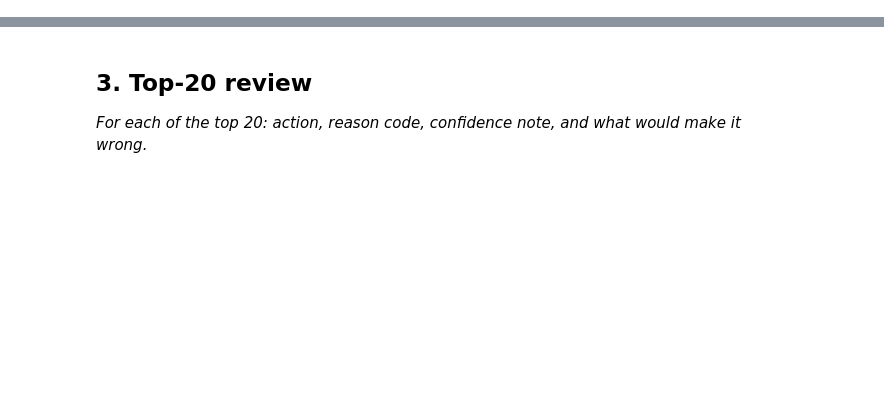
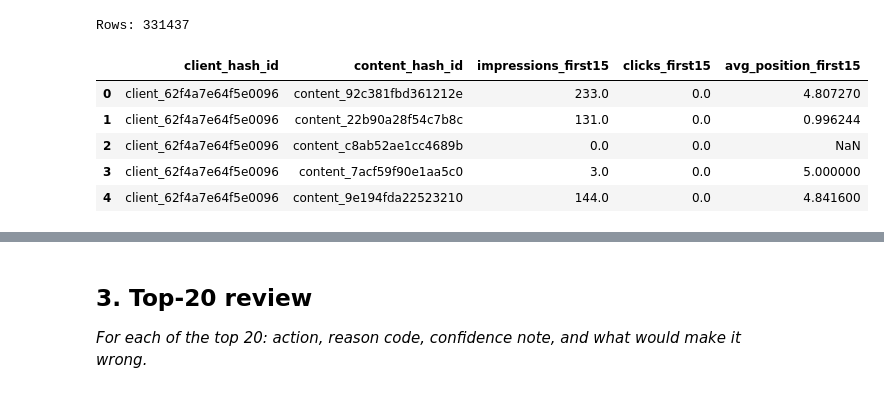
Before and after one commit to eminamandzukic/FlyRank_starter, a Jupyter notebook: work/notebooks/w04_baseline_score.ipynb, the cells around one changed output, grey strips where cells are left out. Saved outputs shown, nothing was run; the diff lists cells and outputs as text; code cells hidden in the pictures; blank space fills up the shorter version.

```diff
--- a/work/notebooks/w04_baseline_score.ipynb
+++ b/work/notebooks/w04_baseline_score.ipynb
@@ -22,0 +33,52 @@ This skeleton is yours to fill. Work the sections **in order** — each one has
+# %%
+import getpass
+import duckdb
+from huggingface_hub import hf_hub_download
+
+HF_TOKEN = getpass.getpass("Paste your Hugging Face READ token: ").strip()
+
+march_path = hf_hub_download(
+    repo_id="FlyRank/internship-warehouse",
+    repo_type="dataset",
+    filename="fact_content_daily_performance/month=2026-03/data_0.parquet",
+    token=HF_TOKEN
+)
+
+con = duckdb.connect()
+
+model_frame = con.sql(f"""
+    SELECT
+        client_hash_id,
+        content_hash_id,
+
+        SUM(
+            CASE WHEN report_date <= DATE '2026-03-15'
+                 THEN gsc_impressions ELSE 0 END
+        ) AS impressions_first15,
+
+        SUM(
+            CASE WHEN report_date <= DATE '2026-03-15'
+                 THEN gsc_clicks ELSE 0 END
+        ) AS clicks_first15,
+
+        AVG(
+            CASE WHEN report_date <= DATE '2026-03-15'
+                 THEN gsc_avg_position END
+        ) AS avg_position_first15
+
+    FROM read_parquet('{march_path}')
+    GROUP BY
+        client_hash_id,
+        content_hash_id
+""").df()
+
+print("Rows:", len(model_frame))
+model_frame.head()
+# %% [output]
+Rows: 331437
+|  | client_hash_id | content_hash_id | impressions_first15 | clicks_first15 | avg_position_first15 |
+| 0 | client_62f4a7e64f5e0096 | content_92c381fbd361212e | 233.0 | 0.0 | 4.807270 |
+| 1 | client_62f4a7e64f5e0096 | content_22b90a28f54c7b8c | 131.0 | 0.0 | 0.996244 |
+| 2 | client_62f4a7e64f5e0096 | content_c8ab52ae1cc4689b | 0.0 | 0.0 | NaN |
+| 3 | client_62f4a7e64f5e0096 | content_7acf59f90e1aa5c0 | 3.0 | 0.0 | 5.000000 |
+| 4 | client_62f4a7e64f5e0096 | content_9e194fda22523210 | 144.0 | 0.0 | 4.841600 |
```
Also changed, not shown: parts of 20 cells of this notebook.
